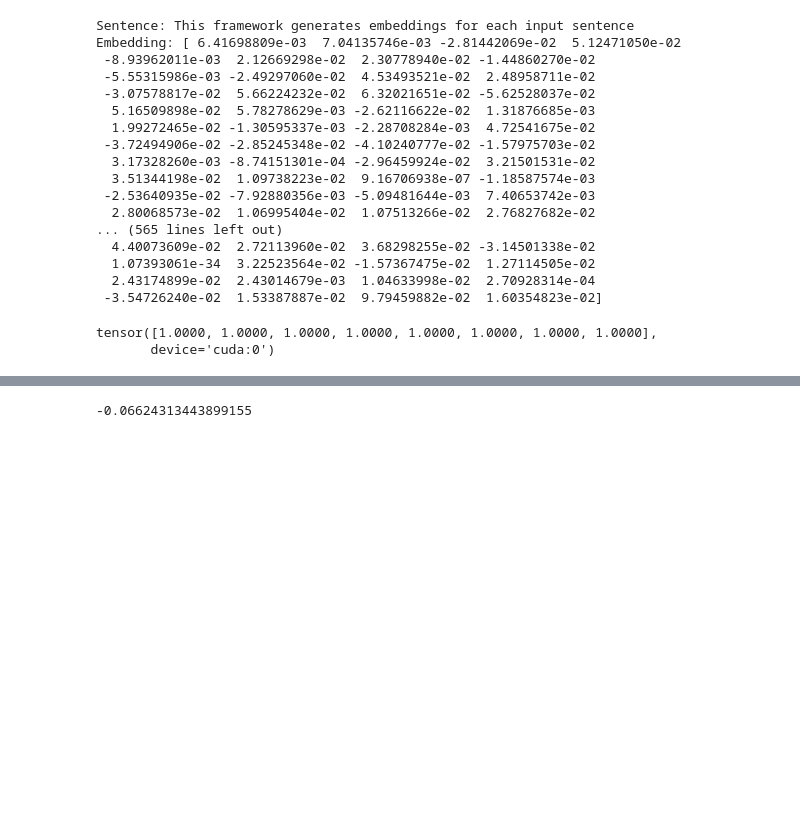
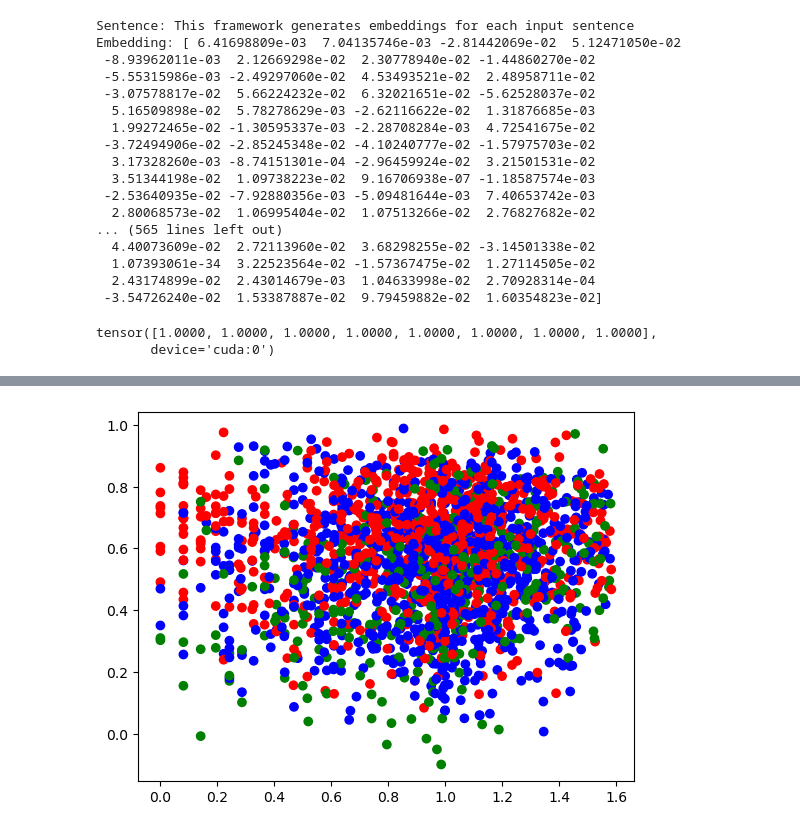
Before and after one commit to RaymondUoE/L101_ML_NLP, a Jupyter notebook: Untitled.ipynb, the cells around one changed output, grey strips where cells are left out. Cells and saved outputs as stored; diff of their text form; code cells hidden in the pictures; blank space fills up the shorter version.

```diff
--- a/Untitled.ipynb
+++ b/Untitled.ipynb
@@ -106,7 +128,25 @@ with open('data/data_embedding.pkl', 'wb') as f:
+# %%
+x_entropy = []
+y_sim = []
+colors = []
+
+color_map = {'e': 'red', 'n': 'blue', 'c': 'green'}
+
+for k, v in data_dict.items():
+    x_entropy.append(v['entropy'])
+    y_sim.append(v['cos_sim'].cpu().numpy())
+    colors.append(color_map[v['majority_label']])
+
+
+# fig, ax = plt.subplots()
+# ax.boxplot(my_dict.values())
+# ax.set_xticklabels(my_dict.keys())
+plt.scatter(x_entropy, y_sim, c=colors)
+plt.show()
+# %% [output]
+[figure, added]
 # %%
-min(df_chaos_train['cos_sim'])
+f.close()
-# %% [output]
--0.06624313443899155
 # %%
 df_chaos_full_rand = df_chaos_full.sample(frac=1, random_state=100).reset_index(drop=True)
 # %%
```
Also changed, not shown: parts of 4 cells of this notebook.
